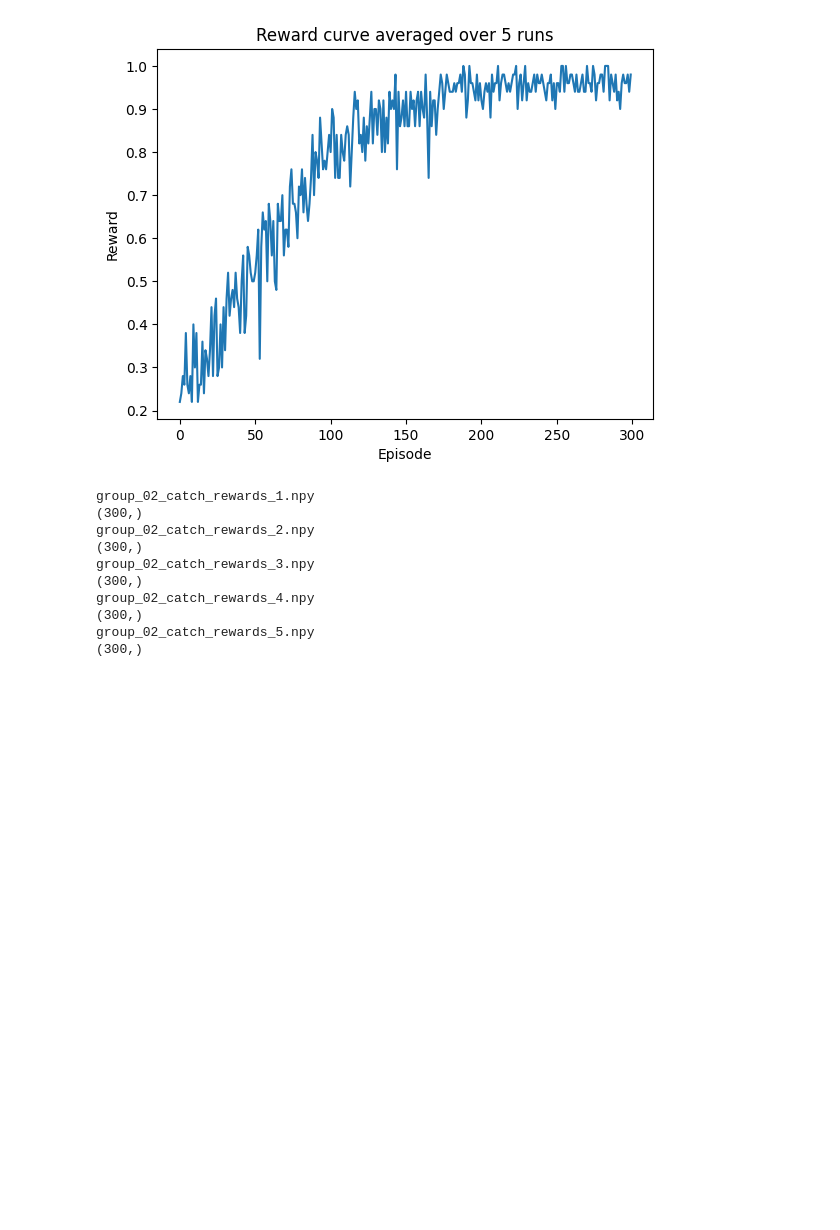
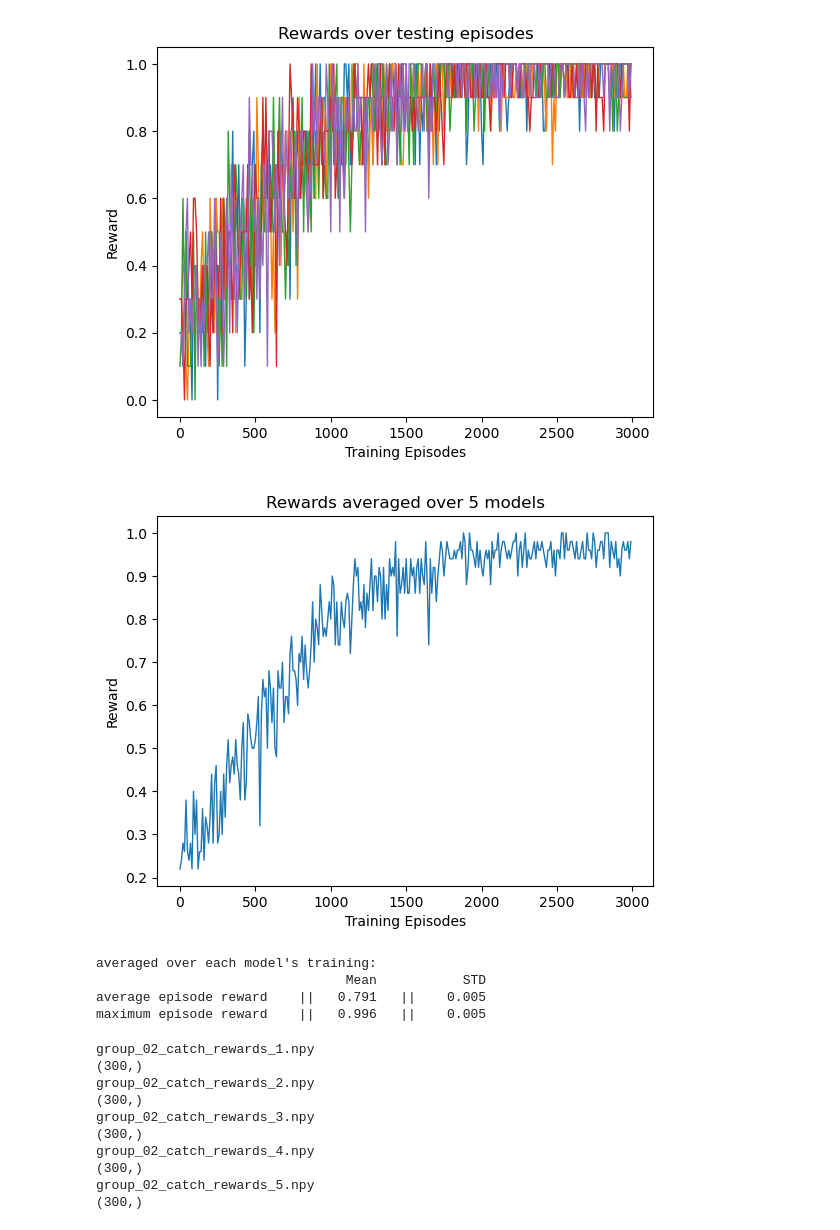
Before and after one commit to daniel-macrae/DRL-Assignment-2023, a Jupyter notebook: Part1/Final Results.ipynb, the cells around one changed output. Cells and saved outputs as stored; diff of their text form; code cells hidden in the pictures; blank space fills up the shorter version.

```diff
--- a/Part1/Final Results.ipynb
+++ b/Part1/Final Results.ipynb
@@ -1,25 +1,59 @@
 # %%
 import numpy as np
 import matplotlib.pyplot as plt
 import os
 
 avgArr = np.zeros(300)
+window_size = 10
 #episodes = np.arange(10, 5000, 10)
+
+average_rewards = []
+max_rewards = []
 
 folder = "FinalResults"
 for file in os.listdir(folder):
     path = os.path.join(folder, file)
     arr = np.load(path)
     avgArr += arr
+    plt.plot(np.arange(0, 3000, 10), arr, linewidth = 1)
+
+    average_rewards.append(sum(arr)/len(arr))
+
+    maxReward = 0
+
+    for i in range(len(arr) - window_size + 1):
+        windowAvgReward = sum(arr[i : i + window_size]) / window_size
+        #average_rewards.append(avgReward)
+        if windowAvgReward > maxReward:  maxReward = windowAvgReward
+    max_rewards.append(maxReward)
 
 avgArr /= len(os.listdir(folder))
-plt.plot(avgArr)
-plt.xlabel("Episode")
+
+# ploting the models training individually
+plt.xlabel("Training Episodes")
 plt.ylabel("Reward")
-plt.title("Reward curve averaged over 5 runs")
+plt.title("Rewards over testing episodes")
 plt.show()
+
+# ploting the average rewards (on the testing episodes) over all 5 models
+plt.plot(np.arange(0, 3000, 10), avgArr, linewidth = 1)
+plt.xlabel("Training Episodes")
+plt.ylabel("Reward")
+plt.title("Rewards averaged over 5 models")
+plt.show()
+
+
+print("averaged over each model's training:")
+print("                                Mean           STD")
+print(f"average episode reward    ||   {np.mean(average_rewards):.3f}   ||    {np.std(average_rewards):.3f}")
+print(f"maximum episode reward    ||   {np.mean(max_rewards):.3f}   ||    {np.std(max_rewards):.3f}")
 # %% [output]
-[figure, old version]
+[figure, new version]
+[figure, added]
+averaged over each model's training:
+                                Mean           STD
+average episode reward    ||   0.791   ||    0.005
+maximum episode reward    ||   0.996   ||    0.005
 # %%
 # shorten the good results down to roughly where they converge
 folder = "Results2"
```
Also changed, not shown: 3 other files.
